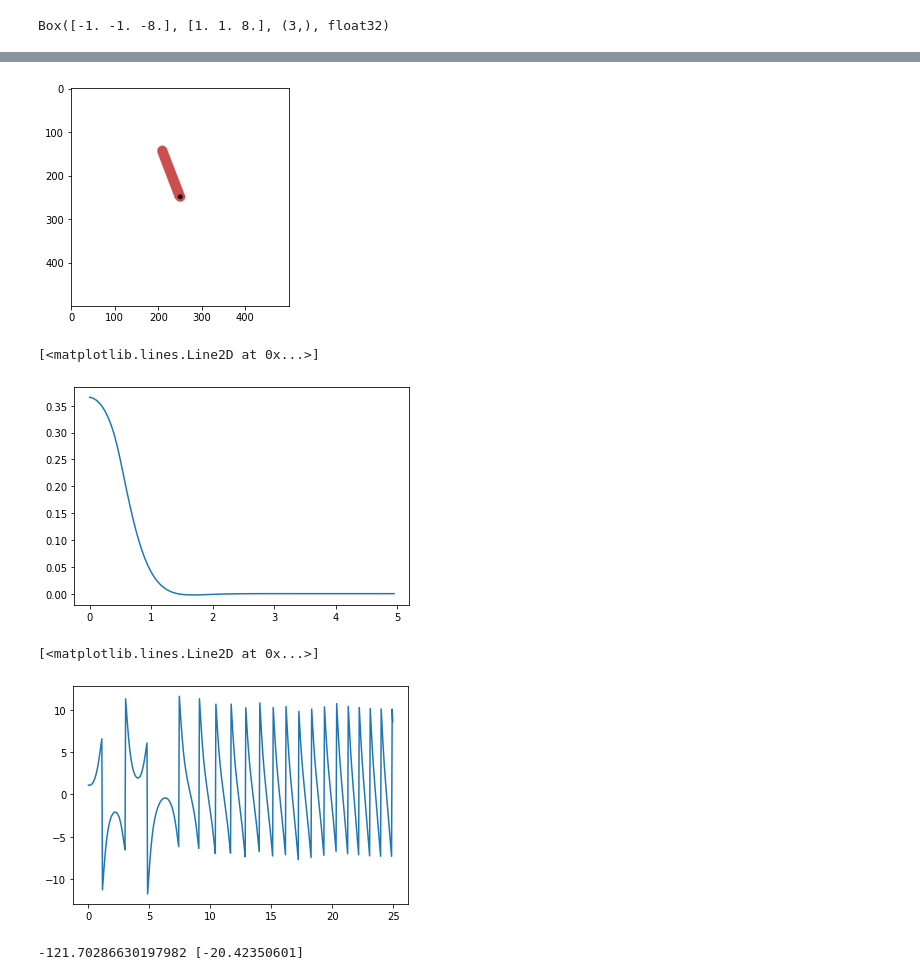
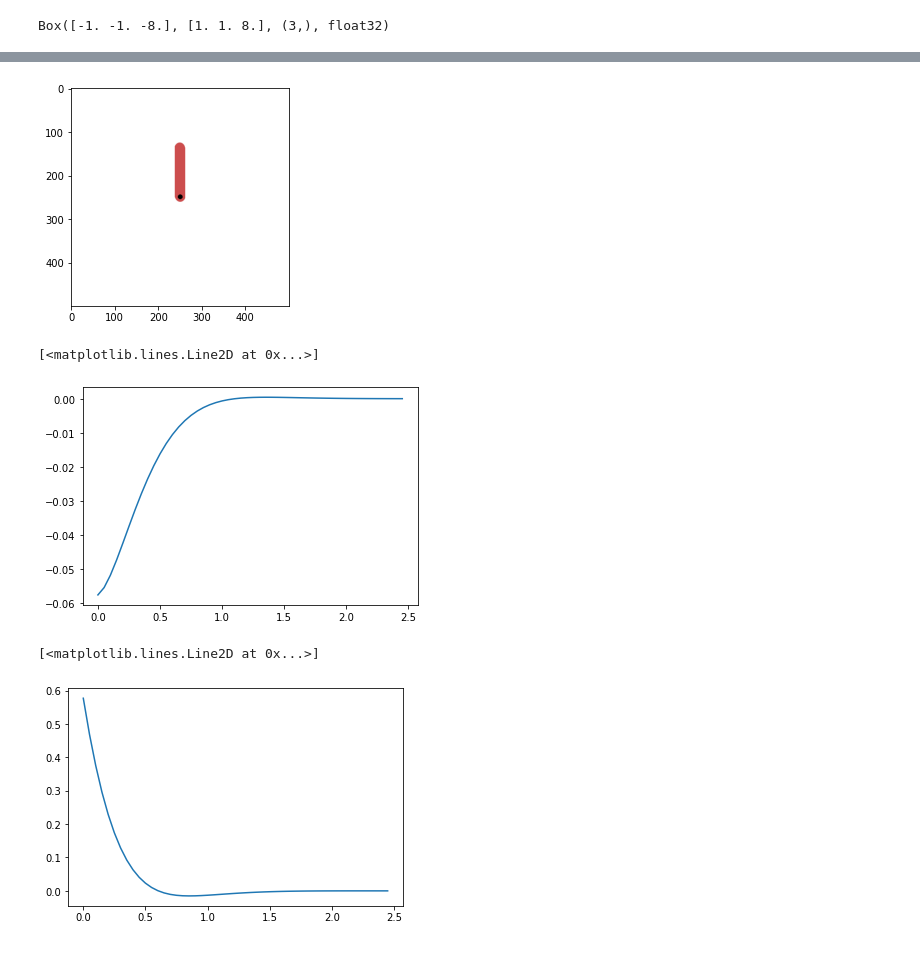
Before and after one commit to sikora-toma/gym-pendulum-control, a Jupyter notebook: pendulum_control.ipynb, the cells around one changed output, grey strips where cells are left out. Saved outputs shown, nothing was run; the diff lists cells and outputs as text; code cells hidden in the pictures.

```diff
--- a/pendulum_control.ipynb
+++ b/pendulum_control.ipynb
@@ -111,37 +111,32 @@ class PID:
 # %%
 env = gym.make('Pendulum-v1')
 obs = env.reset(options={'x_init':np.pi/8, 'y_init':0})
 img = plt.imshow(env.render('rgb_array')) # only call this once
 
 controller = PID(10, 0, 2)
 
 torques, angles = [], []
 # gym simulates at 20Hz, one step is 0.05s
-for _ in range(100):
-    #img.set_data(env.render('rgb_array')) # just update the data
-    #display.display(plt.gcf())
-    #display.clear_output(wait=True)
+for _ in range(50):
+    img.set_data(env.render('rgb_array')) # just update the data
+    display.display(plt.gcf())
+    display.clear_output(wait=True)
     action = controller.get_action(*obs)#env.action_space.sample()
     angles.append(atan2(obs[1], obs[0]))
     torques.append(action[0])
     obs, _, _, _ = env.step(action)
 # %% [output]
-[figure, old version]
+[figure, new version]
 # %%
 plt.plot([0.05*i for i in range(len(angles))], angles)
 # %% [output]
 [<matplotlib.lines.Line2D at 0x...>]
-[figure, old version]
+[figure, new version]
 # %%
 plt.plot([0.05*i for i in range(len(torques))], torques)
 # %% [output]
 [<matplotlib.lines.Line2D at 0x...>]
-[figure, old version]
+[figure, new version]
-# %%
-cos, sin, v = env.reset()
-print(atan2(cos, sin)*180/3.14-90, get_action(cos, sin, v))
-# %% [output]
--121.70286630197982 [-20.42350601]
 # %%
 x = np.linspace(-2, 2, 100)
 y = x ** 2
```
Also changed, not shown: parts of 7 cells of this notebook.
